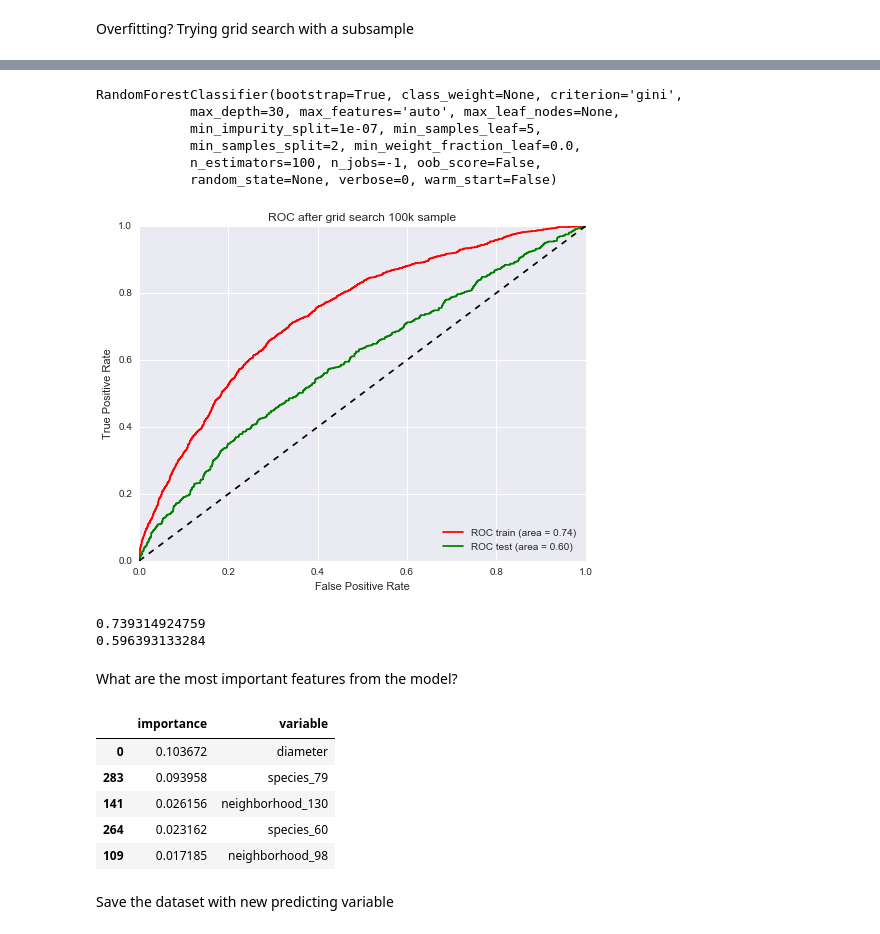
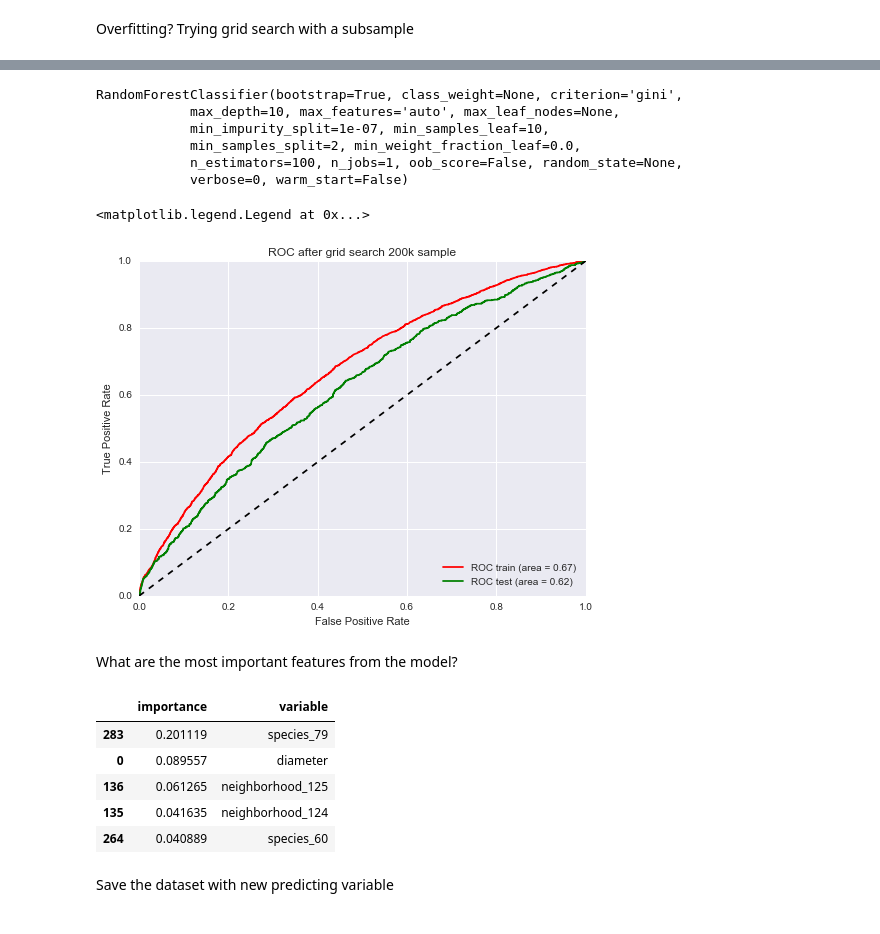
Before and after one commit to zuzannna/HealthyTrees, a Jupyter notebook: Healthy_Trees.ipynb, the cells around one changed output, grey strips where cells are left out. Cells and saved outputs as stored; diff of their text form; code cells hidden in the pictures.

```diff
--- a/Healthy_Trees.ipynb
+++ b/Healthy_Trees.ipynb
@@ -626,4 +611,12 @@ plt.xlim([0.0, 0.6])
 [figure]
 # %% [markdown]
 Overfitting? Trying grid search with a subsample
+# %%
+import random
+from sklearn import grid_search
+
+num = 20000 #number of samples
+sub_ind = random.sample(list(X_vec.index),num)
+X_vec_200k = X_vec.loc[sub_ind]
+y_200k = y.loc[sub_ind]
 # %%
@@ -703,62 +687,57 @@ RandomForestClassifier(bootstrap=True, class_weight=None, criterion='gini',
             verbose=0, warm_start=False)
 # %%
 best_model = model_cv_grid.best_estimator_
-model_tuned_10k = RandomForestClassifier(bootstrap=True, class_weight=None, criterion='gini',
-            max_depth=30, max_features='auto', max_leaf_nodes=None,
-            min_samples_leaf=5, min_samples_split=2,
-            min_weight_fraction_leaf=0.0, n_estimators=100, n_jobs=-1,
+model_tuned_200k = RandomForestClassifier(bootstrap=True, class_weight=None, criterion='gini',
+            max_depth=10, max_features='auto', max_leaf_nodes=None,
+            min_samples_leaf=10, min_samples_split=2,
+            min_weight_fraction_leaf=0.0, n_estimators=100, n_jobs=1,
             oob_score=False, random_state=None, verbose=0)
 # %%
 #Check over-fitting after Grid Search¶
 from sklearn import metrics, cross_validation
-X_train_10k, X_test_10k, y_train_10k, y_test_10k = cross_validation.train_test_split(X_vec_10k,y_10k)
-model_tuned_10k.fit(X_train_10k,y_train_10k)
+X_train_200k, X_test_200k, y_train_200k, y_test_200k = cross_validation.train_test_split(X_vec_200k,y_200k)
+model_tuned_200k.fit(X_train_200k,y_train_200k)
 # %% [output]
 RandomForestClassifier(bootstrap=True, class_weight=None, criterion='gini',
-            max_depth=30, max_features='auto', max_leaf_nodes=None,
-            min_impurity_split=1e-07, min_samples_leaf=5,
+            max_depth=10, max_features='auto', max_leaf_nodes=None,
+            min_impurity_split=1e-07, min_samples_leaf=10,
             min_samples_split=2, min_weight_fraction_leaf=0.0,
-            n_estimators=100, n_jobs=-1, oob_score=False,
-            random_state=None, verbose=0, warm_start=False)
+            n_estimators=100, n_jobs=1, oob_score=False, random_state=None,
+            verbose=0, warm_start=False)
 # %%
-y_prob_train_10k = model_tuned_10k.predict_proba(X_train_10k)
-y_prob_test_10k = model_tuned_10k.predict_proba(X_test_10k)
+y_prob_train_200k = model_tuned_200k.predict_proba(X_train_200k)
+y_prob_test_200k = model_tuned_200k.predict_proba(X_test_200k)
 
-fpr_train_10k, tpr_train_10k, _ = metrics.roc_curve(y_train_10k,y_prob_train_10k[:,1])
-roc_auc_train_10k = metrics.auc(fpr_train_10k, tpr_train_10k)
-fpr_test_10k, tpr_test_10k, _ = metrics.roc_curve(y_test_10k,y_prob_test_10k[:,1])
-roc_auc_test_10k = metrics.auc(fpr_test_10k, tpr_test_10k)
+fpr_train_200k, tpr_train_200k, _ = metrics.roc_curve(y_train_200k,y_prob_train_200k[:,1])
+roc_auc_train_200k = metrics.auc(fpr_train_200k, tpr_train_200k)
+fpr_test_200k, tpr_test_200k, _ = metrics.roc_curve(y_test_200k,y_prob_test_200k[:,1])
+roc_auc_test_200k = metrics.auc(fpr_test_200k, tpr_test_200k)
 
 plt.figure(figsize=(8,6))
-plt.plot(fpr_train_10k, tpr_train_10k, color = 'r')
-plt.plot(fpr_test_10k, tpr_test_10k, color = 'g')
+plt.plot(fpr_train_200k, tpr_train_200k, color = 'r')
+plt.plot(fpr_test_200k, tpr_test_200k, color = 'g')
 plt.plot([0, 1], [0, 1], 'k--')
 plt.xlim([0.0, 1.0])
 plt.ylim([0.0, 1.0])
 plt.xlabel('False Positive Rate')
 plt.ylabel('True Positive Rate')
-plt.title('ROC after grid search 100k sample')
-green_line = mlines.Line2D([], [], color='green', label='ROC test (area = %0.2f)' % np.mean(roc_auc_test_10k))
-red_line = mlines.Line2D([], [], color='red', label='ROC train (area = %0.2f)' % roc_auc_train_10k)
+plt.title('ROC after grid search 200k sample')
+green_line = mlines.Line2D([], [], color='green', label='ROC test (area = %0.2f)' % np.mean(roc_auc_test_200k))
+red_line = mlines.Line2D([], [], color='red', label='ROC train (area = %0.2f)' % roc_auc_train_200k)
 plt.legend(handles=[red_line, green_line],loc="lower right")
-plt.savefig('ROC_best_model_10k.pdf')
+#plt.savefig('ROC_best_model_10k.pdf')
 # %% [output]
+<matplotlib.legend.Legend at 0x...>
-[figure, old version]
+[figure, new version]
-# %%
-print roc_auc_train_10k
-print roc_auc_test_10k
-# %% [output]
-0.739314924759
-0.596393133284
 # %% [markdown]
 What are the most important features from the model?
 # %%
-df_importance_100k = pd.DataFrame({'variable': X_vec.columns, 'importance' : best_model.feature_importances_})
-df_importance_100k.sort_values('importance', ascending=False).head() #save the best estimators for later to plot
+df_importance_200k = pd.DataFrame({'variable': X_vec.columns, 'importance' : best_model.feature_importances_})
+df_importance_200k.sort_values('importance', ascending=False).head() #save the best estimators for later to plot
 # %% [output]
 |  | importance | variable |
-| 0 | 0.103672 | diameter |
-| 283 | 0.093958 | species_79 |
-| 141 | 0.026156 | neighborhood_130 |
-| 264 | 0.023162 | species_60 |
-| 109 | 0.017185 | neighborhood_98 |
+| 283 | 0.201119 | species_79 |
+| 0 | 0.089557 | diameter |
+| 136 | 0.061265 | neighborhood_125 |
+| 135 | 0.041635 | neighborhood_124 |
+| 264 | 0.040889 | species_60 |
```
Also changed, not shown: parts of 20 cells of this notebook.
